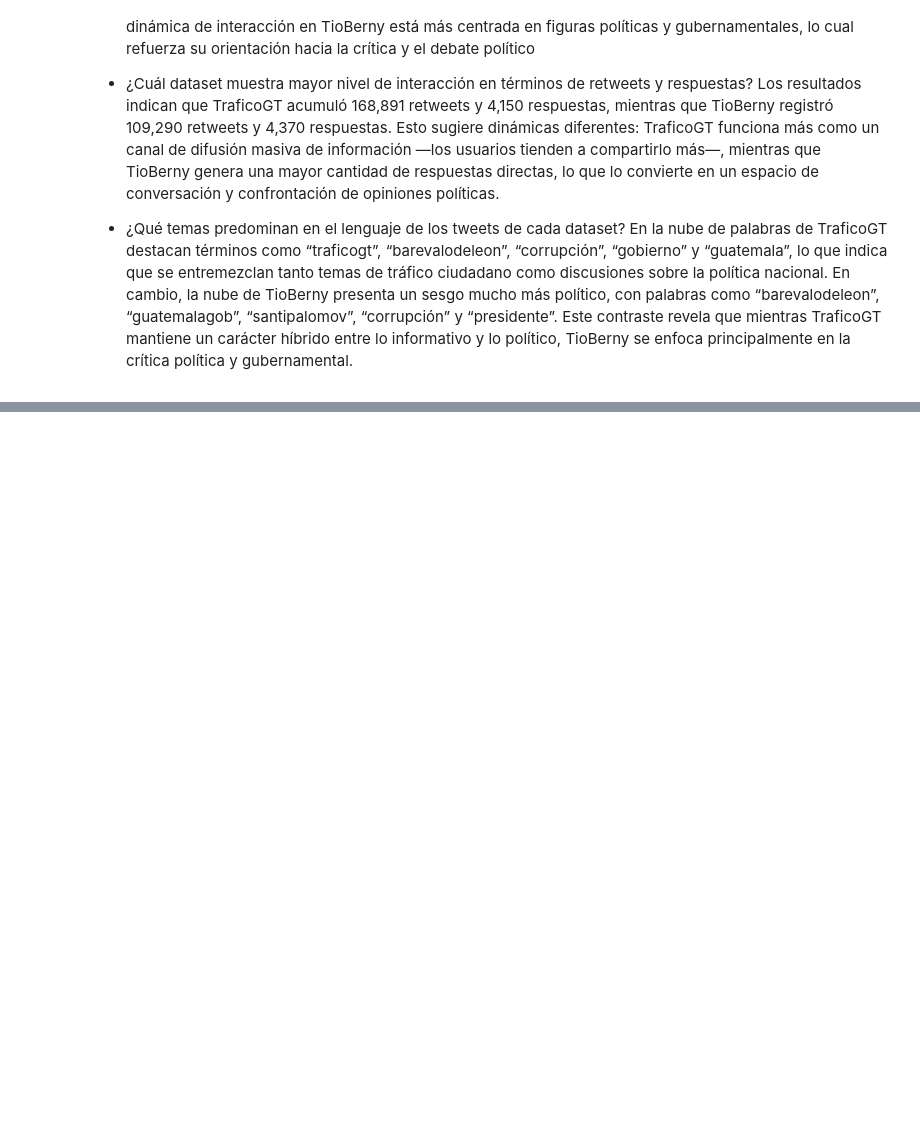
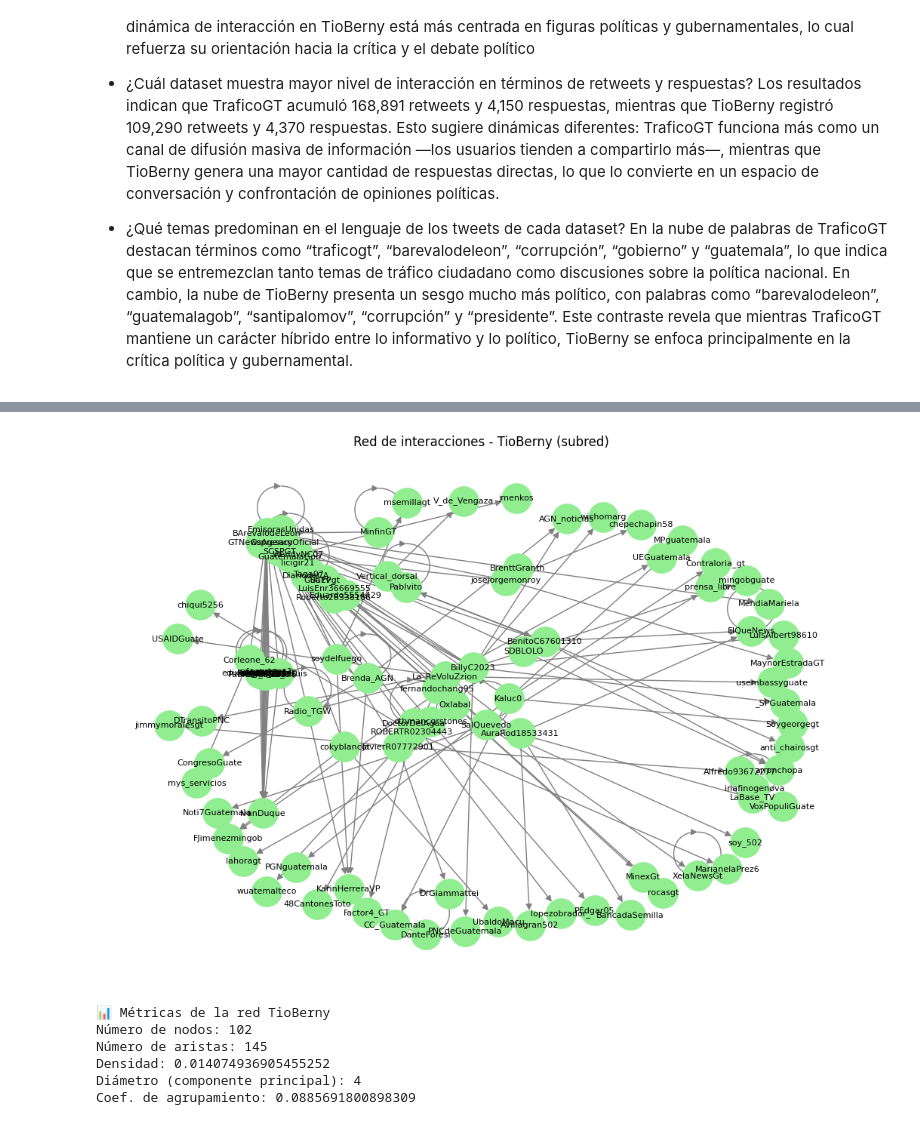
Before and after one commit to JPS4321/Lab6_Data, a Jupyter notebook: lab6.ipynb, the cells around one changed output, grey strips where cells are left out. Cells and saved outputs as stored; diff of their text form; code cells hidden in the pictures; blank space fills up the shorter version.

```diff
--- a/lab6.ipynb
+++ b/lab6.ipynb
@@ -329,0 +286,37 @@ Image(dot_trafico.pipe(format="png"))
+# %%
+# --- TioBerny ---
+G_tioberny = nx.from_pandas_edgelist(
+    red_tioberny.head(200),  # también limitamos a 200 edges
+    source="source", target="target",
+    create_using=nx.DiGraph()
+)
+
+# Visualización
+plt.figure(figsize=(10, 7))
+pos = nx.spring_layout(G_tioberny, seed=42)
+nx.draw(G_tioberny, pos, with_labels=True, node_size=800, node_color="lightgreen",
+        font_size=8, arrowsize=12, edge_color="gray")
+plt.title("Red de interacciones - TioBerny (subred)")
+plt.show()
+
+# Métricas
+print(" Métricas de la red TioBerny")
+print("Número de nodos:", G_tioberny.number_of_nodes())
+print("Número de aristas:", G_tioberny.number_of_edges())
+print("Densidad:", nx.density(G_tioberny))
+
+# Diámetro en el componente más grande
+componentes = list(nx.connected_components(G_tioberny.to_undirected()))
+largest = G_tioberny.subgraph(componentes[0])
+print("Diámetro (componente principal):", nx.diameter(largest.to_undirected()))
+
+# Coeficiente de agrupamiento
+print("Coef. de agrupamiento:", nx.average_clustering(G_tioberny.to_undirected()))
+# %% [output]
+[figure, added]
+📊 Métricas de la red TioBerny
+Número de nodos: 102
+Número de aristas: 145
+Densidad: 0.014074936905455252
+Diámetro (componente principal): 4
+Coef. de agrupamiento: 0.0885691800898309
```
Also changed, not shown: parts of 3 cells of this notebook.
